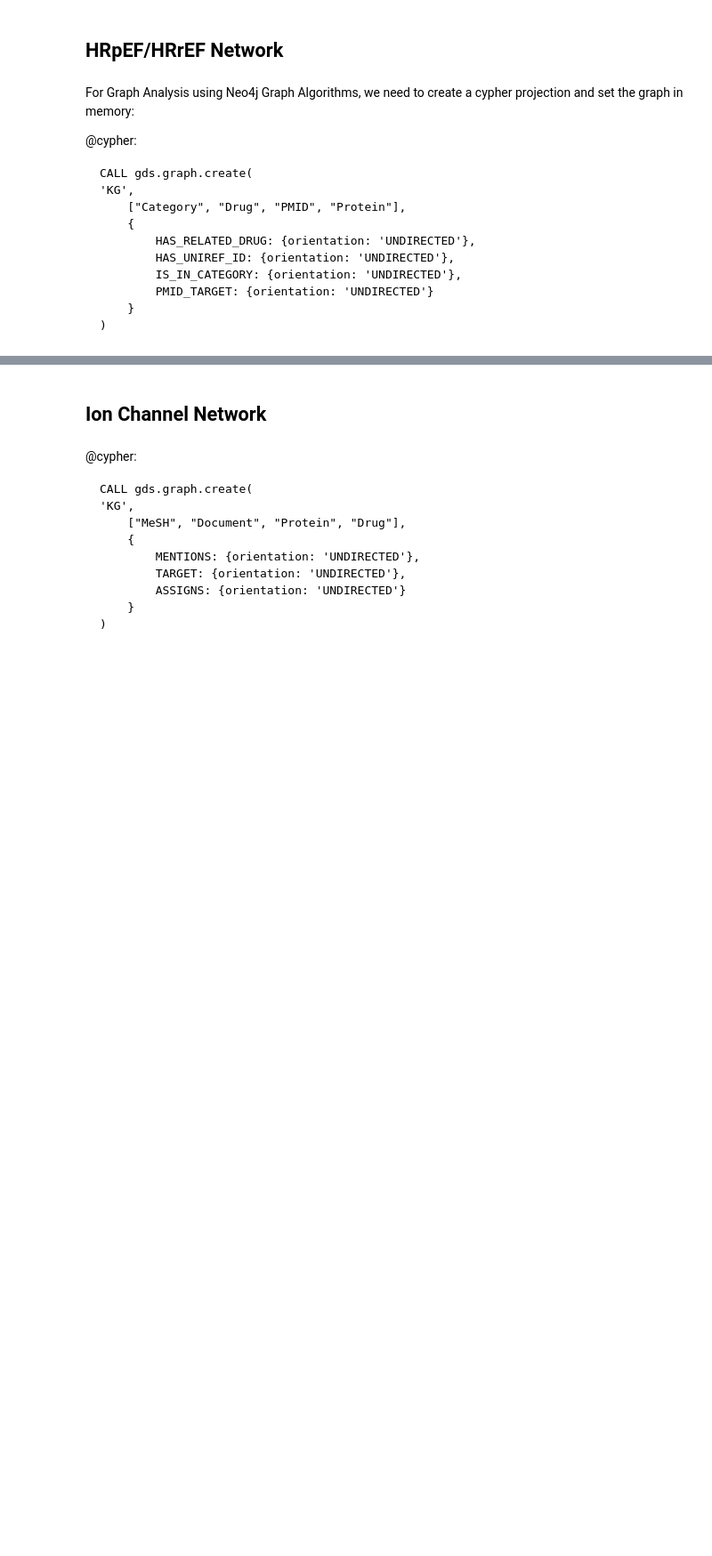
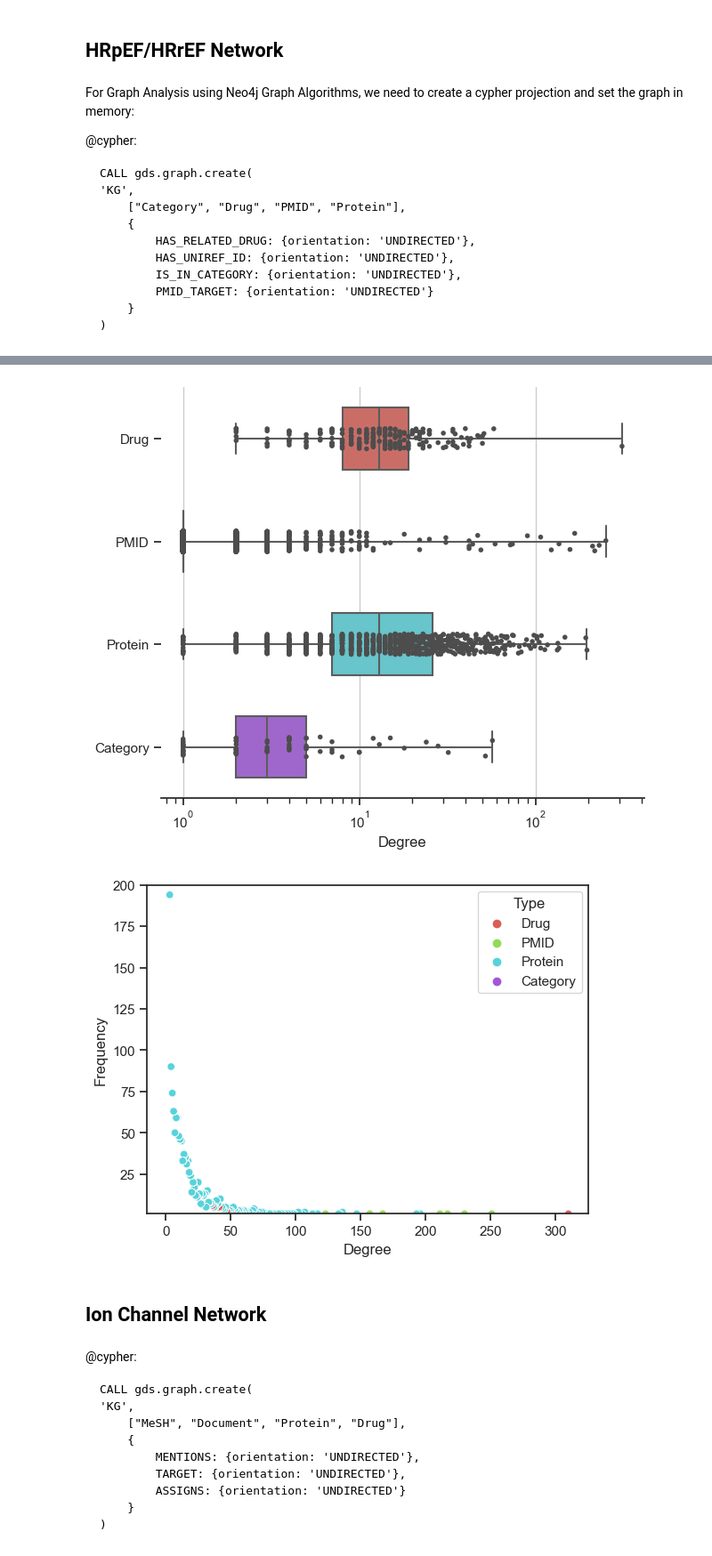
Before and after one commit to irsyadadam/Math-168-Essay-3-Degree-Distributions, a Jupyter notebook: SeabornDisPlot.ipynb, the cells around one changed output, grey strips where cells are left out. Shown: that part at 89% size. Drawn from its saved outputs; the diff is of its cells as text; code cells hidden in the pictures; blank space fills up the shorter version.

Commit message:
sns.barplot with hues

```diff
--- a/SeabornDisPlot.ipynb
+++ b/SeabornDisPlot.ipynb
@@ -38,9 +38,9 @@ class degree():
     @classmethod
     def algo(cls, tx) -> any:
         """
-        @param cls is the class
-        @param tx is the transaction
-        @return result.data() is the data of algo
+        :param cls: is the class
+        :param tx: is the transaction (documented in neo4j)
+        :return: result.data() is the data of algo
         """
         query = ("""
         CALL gds.degree.stream("KG")
@@ -54,8 +54,8 @@ class degree():
 
     def run_algo(self) -> any:
         """
-        @param self
-        @return result is the dataframe from the degree centrality
+        :param self:
+        :return: result is the dataframe from the degree centrality
         """
         result = self.driver.session().write_transaction(self.algo)
         result = pd.DataFrame(result)
@@ -80,0 +65,7 @@ plt.show()
+# %%
+data = hello.run_algo()
+
+#editing dataframe
+data["Type"] = data["Type"].str[0]
+data["Frequency"] = data["Degree"].map(data["Degree"].value_counts())
+data
@@ -81,3 +86,40 @@ plt.show()
+# %%
+def barplot(x, y, data):
+    """
+    :param x: is the x axis
+    :param y: is the y axis
+    :param data: is the data used
+    """
+    sns.set_theme(style="ticks")
+
+    # Initialize the figure with a logarithmic x axis
+    f, ax = plt.subplots(figsize=(7, 6))
+    ax.set_xscale("log")
+
+    # Plot the orbital period with horizontal boxes
+    sns.boxplot(x=x, y=y, data=data,
+        whis=[0, 100], width=.6, palette="hls")
+
+    # Add in points to show each observation
+    sns.stripplot(x=x, y=y, data=data,
+                size=4, color=".3", linewidth=0)
+
+    # Tweak the visual presentation
+    ax.xaxis.grid(True)
+    ax.set(ylabel="")
+    sns.despine(trim=False, left=True)
+
+    plt.show()
+
+
+barplot("Degree", "Type", data)
+
+ax = sns.scatterplot(data=data, x="Degree", y="Frequency", hue="Type", palette="hls")
+ax.set(ylim=(1,200))
+plt.show()
+# %% [output]
+[figure, added]
+[figure, added]
 # %% [markdown]
 ## Ion Channel Network
 # %% [markdown]
```
Also changed, not shown: parts of 9 cells of this notebook.
